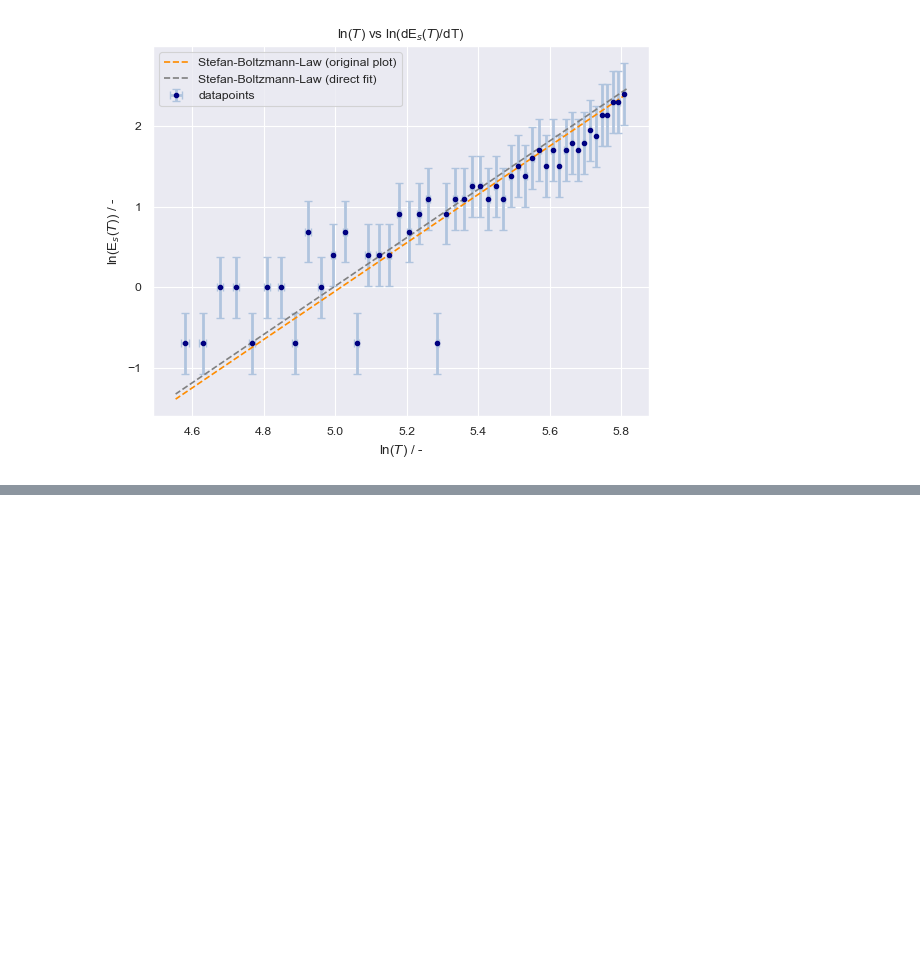
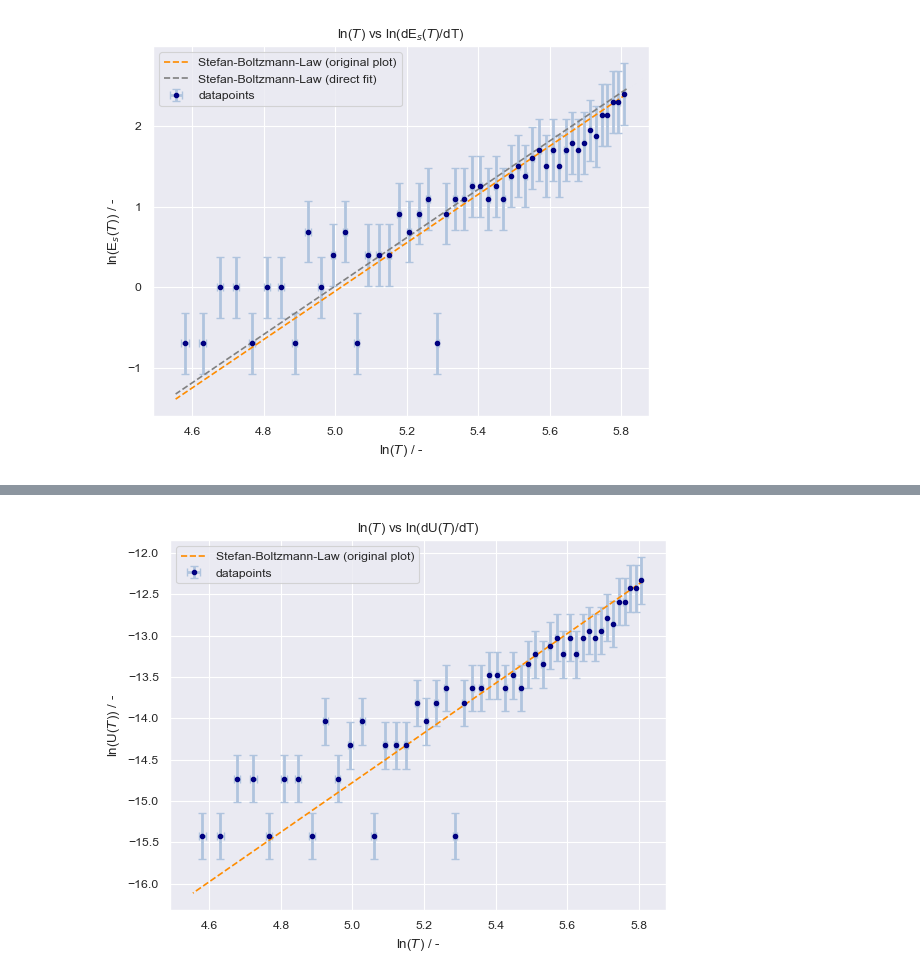
Before and after one commit to KemalOenen/Grundpraktikum2_Gruppe1_SS23, a Jupyter notebook: Versuch10/SchwarzerStrahler-new.ipynb, the cells around one changed output, grey strips where cells are left out. Saved outputs shown, nothing was run; the diff lists cells and outputs as text; code cells hidden in the pictures; blank space fills up the shorter version.

```diff
--- a/Versuch10/SchwarzerStrahler-new.ipynb
+++ b/Versuch10/SchwarzerStrahler-new.ipynb
@@ -158,0 +180,15 @@ print(dE_vs_dT_nominal2, len(dE_vs_dT_nominal2), len(temp))
+# %%
+dU_vs_dT_nominal = np.zeros(len(volt))
+dU_vs_dT_err = np.zeros(len(volt))
+for i in range(len(volt) - 1):
+    dU_vs_dT_nominal[i] = (volt[i+1] - volt[i])/(temp[i+1] - temp[i])
+
+dU_vs_dT_nominal = dU_vs_dT_nominal[dU_vs_dT_nominal != 0]
+
+print(dU_vs_dT_nominal, len(dU_vs_dT_nominal))
+
+for i in range(len(volt) - 1):
+    dU_vs_dT_err[i] = np.sqrt(2)/(temp[i+1] - temp[i])
+
+dU_vs_dT_err = dU_vs_dT_err[dU_vs_dT_err != 0]
+dU_vs_dT_err
@@ -213,0 +267,19 @@ print("σ = ", popt2[0], "+/-", np.sqrt(pcov2[0][0]))
+# %%
+plt.title("ln($T$) vs ln(dU($T$)/dT)")
+plt.errorbar(np.log(T_avg), np.log(dU_vs_dT_nominal), xerr=e_temp/T_avg, yerr=abs(dU_vs_dT_err), markersize=6, fmt=".",color="navy", ecolor="lightsteelblue", elinewidth=2, capsize=3, label="datapoints")
+
+def lin_sbl(temp, sigma):
+    return 3 * np.log(temp) + np.log(4*poptU[0])
+
+plt.plot(np.log(temp - temp0),lin_sbl((temp-temp0), poptU), color="darkorange", ls = '--', label="Stefan-Boltzmann-Law (original plot)")
+#plt.plot(np.log(temp - temp0),lin_sbl((temp-temp0), popt2), color="grey", ls = '--', label="Stefan-Boltzmann-Law (direct fit)")
+
+
+plt.xlabel("ln($T$) / -")
+plt.ylabel("ln(U($T$)) / -")
+
+plt.legend()
+plt.savefig("logdUdTvsT.png", dpi=500, bbox_inches='tight')
+plt.show()
+# %% [output]
+[figure, added]
```
Also changed, not shown: parts of 8 cells of this notebook, 8 other files.
